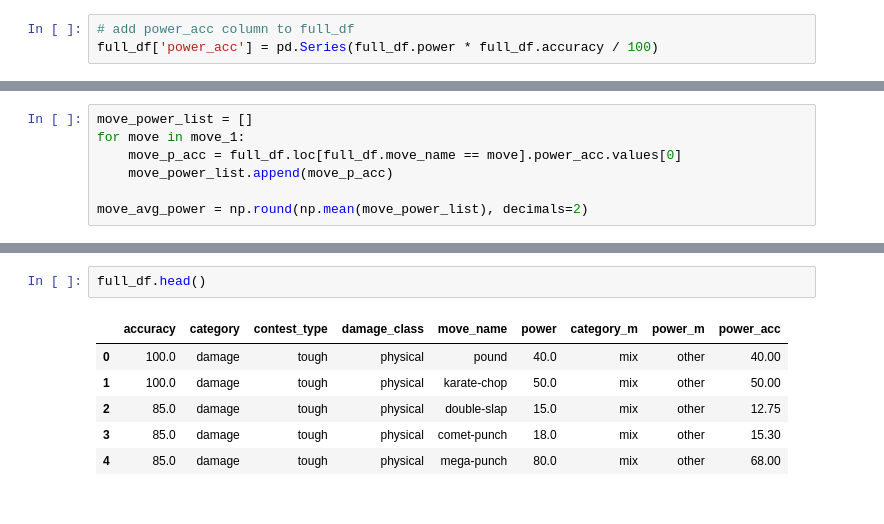
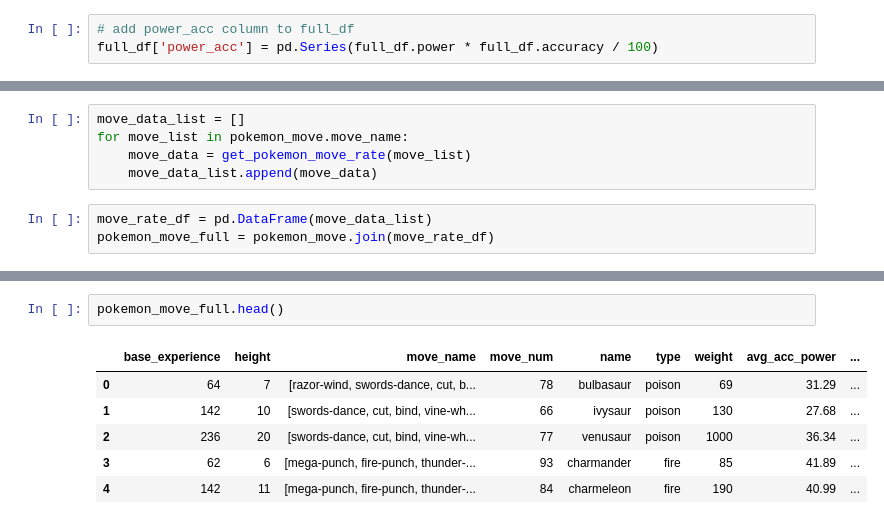
Before and after one commit to wd810/project-3, a Jupyter notebook: project-3/data/Pokemon Move.ipynb, the cells around one changed output, grey strips where cells are left out. Cells and saved outputs as stored; diff of their text form.

Commit message:
updade pokemon move file

```diff
--- a/project-3/data/Pokemon Move.ipynb
+++ b/project-3/data/Pokemon Move.ipynb
@@ -532,7 +529,0 @@ move_1 = pokemon_move.move_name[0]
-# %%
-move_power_list = []
-for move in move_1:
-    move_p_acc = full_df.loc[full_df.move_name == move].power_acc.values[0]
-    move_power_list.append(move_p_acc)
-
-move_avg_power = np.round(np.mean(move_power_list), decimals=2)
@@ -538,0 +568,8 @@ move_avg_power = np.round(np.mean(move_power_list), decimals=2)
+# %%
+move_data_list = []
+for move_list in pokemon_move.move_name:
+    move_data = get_pokemon_move_rate(move_list)
+    move_data_list.append(move_data)
+# %%
+move_rate_df = pd.DataFrame(move_data_list)
+pokemon_move_full = pokemon_move.join(move_rate_df)
@@ -539,9 +591,9 @@ move_avg_power = np.round(np.mean(move_power_list), decimals=2)
 # %%
-full_df.head()
+pokemon_move_full.head()
 # %% [output]
-|  | accuracy | category | contest_type | damage_class | move_name | power | category_m | power_m | power_acc |
-| 0 | 100.0 | damage | tough | physical | pound | 40.0 | mix | other | 40.00 |
-| 1 | 100.0 | damage | tough | physical | karate-chop | 50.0 | mix | other | 50.00 |
-| 2 | 85.0 | damage | tough | physical | double-slap | 15.0 | mix | other | 12.75 |
-| 3 | 85.0 | damage | tough | physical | comet-punch | 18.0 | mix | other | 15.30 |
-| 4 | 85.0 | damage | tough | physical | mega-punch | 80.0 | mix | other | 68.00 |
+|  | base_experience | height | move_name | move_num | name | type | weight | avg_acc_power | ... |
+| 0 | 64 | 7 | [razor-wind, swords-dance, cut, b... | 78 | bulbasaur | poison | 69 | 31.29 | ... |
+| 1 | 142 | 10 | [swords-dance, cut, bind, vine-wh... | 66 | ivysaur | poison | 130 | 27.68 | ... |
+| 2 | 236 | 20 | [swords-dance, cut, bind, vine-wh... | 77 | venusaur | poison | 1000 | 36.34 | ... |
+| 3 | 62 | 6 | [mega-punch, fire-punch, thunder-... | 93 | charmander | fire | 85 | 41.89 | ... |
+| 4 | 142 | 11 | [mega-punch, fire-punch, thunder-... | 84 | charmeleon | fire | 190 | 40.99 | ... |
```
Also changed, not shown: parts of 9 cells of this notebook, 2 other files.
